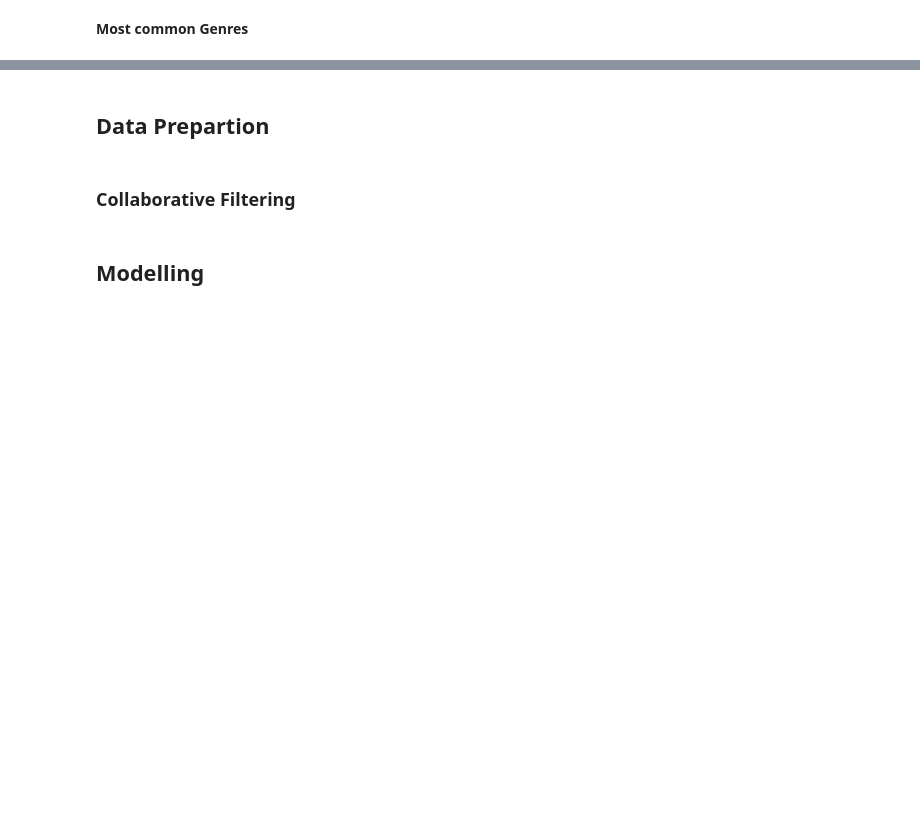
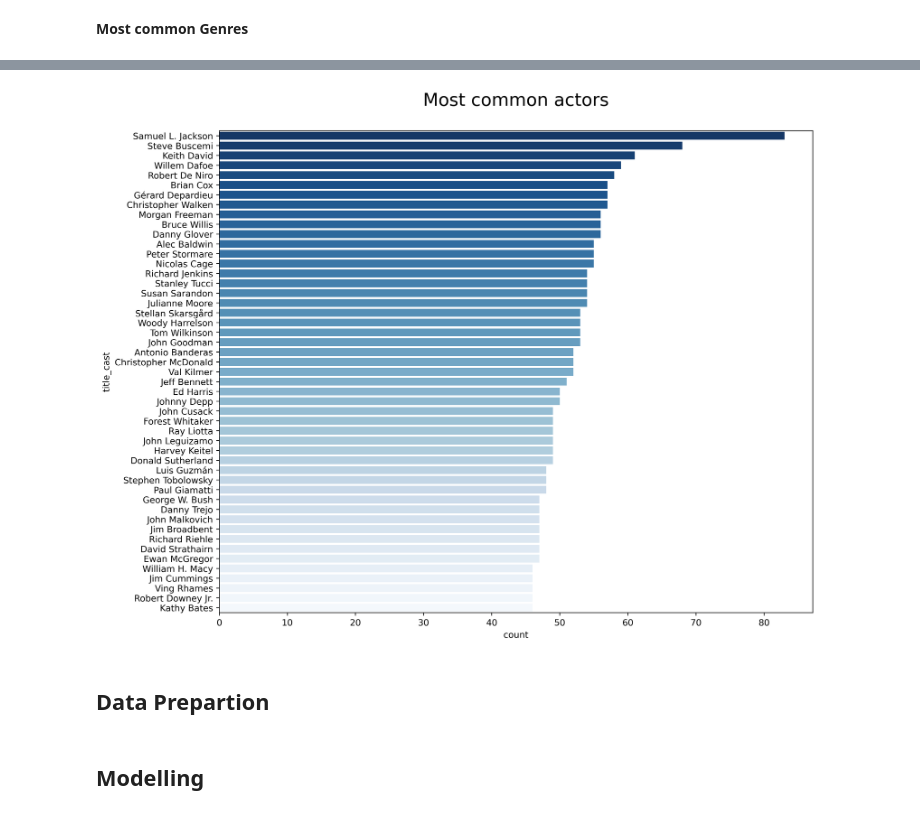
Before and after one commit to daniel-bru/ZM5-Recommender_System-2022, a Jupyter notebook: zm5-recommender-system-main.ipynb, the cells around one changed output, grey strips where cells are left out. Saved outputs shown, nothing was run; the diff lists cells and outputs as text; code cells hidden in the pictures; blank space fills up the shorter version.

Commit message:
Added a function to create features from list items

```diff
--- a/zm5-recommender-system-main.ipynb
+++ b/zm5-recommender-system-main.ipynb
@@ -67,13 +99,13 @@ import pickle
 # %% [markdown]
 ### Reading in data
 # %%
-root_path = ''
+root_path = '/content/'
 df_sample_submission = pd.read_csv(root_path + 'sample_submission.csv')
 df_movies = pd.read_csv(root_path + 'movies.csv')
 df_imdb = pd.read_csv(root_path + 'imdb_data.csv')
 df_genome_scores = pd.read_csv(root_path + 'genome_scores.csv')
 df_genome_tags = pd.read_csv(root_path +'genome_tags.csv')
-df_train = pd.read_csv(root_path + 'train.csv')
+train = pd.read_csv(root_path + 'train.csv')
 df_test = pd.read_csv(root_path + 'test.csv')
 df_tags = pd.read_csv(root_path + 'tags.csv')
 df_links = pd.read_csv(root_path + 'links.csv')
@@ -132,0 +342,17 @@ plt.show()
+# %%
+# Create dataframe containing only the movieId and cast members
+cast = pd.DataFrame(df_imdb[['movieId', 'title_cast']],
+                             columns=['movieId', 'title_cast'])
+
+# Split title_cast seperated by "|" and create a list containing the cast members in each movie
+cast.title_cast = cast.title_cast.astype(str).apply(lambda x: x.split('|'))
+
+# Create expanded dataframe where each movie - cast member combination is in a seperate row
+cast = pd.DataFrame([(tup.movieId, d) for tup in cast.itertuples() for d in tup.title_cast],
+                             columns=['movieId', 'title_cast'])
+
+mostc_cast = cast['title_cast'].value_counts(ascending=False).index.tolist()[:50]
+
+print('Total Cast Members:', len(list(cast['title_cast'].unique())))
+print('Most Common Cast Members:\n', mostc_cast)
+display(cast.head())
@@ -133,4 +369,12 @@ plt.show()
+# %%
+# Plot the genres from most common to least common
+plot = plt.figure(figsize=(12, 10), dpi=400)
+plt.title('Most common actors\n', fontsize=20)
+sns.countplot(y="title_cast", data=cast,
+              order=mostc_cast[1:50],
+              palette='Blues_r')
+plt.show()
+# %% [output]
+[figure, added]
 # %% [markdown]
 ## Data Prepartion
-# %% [markdown]
-### Collaborative Filtering
```
Also changed, not shown: parts of 71 cells of this notebook.
